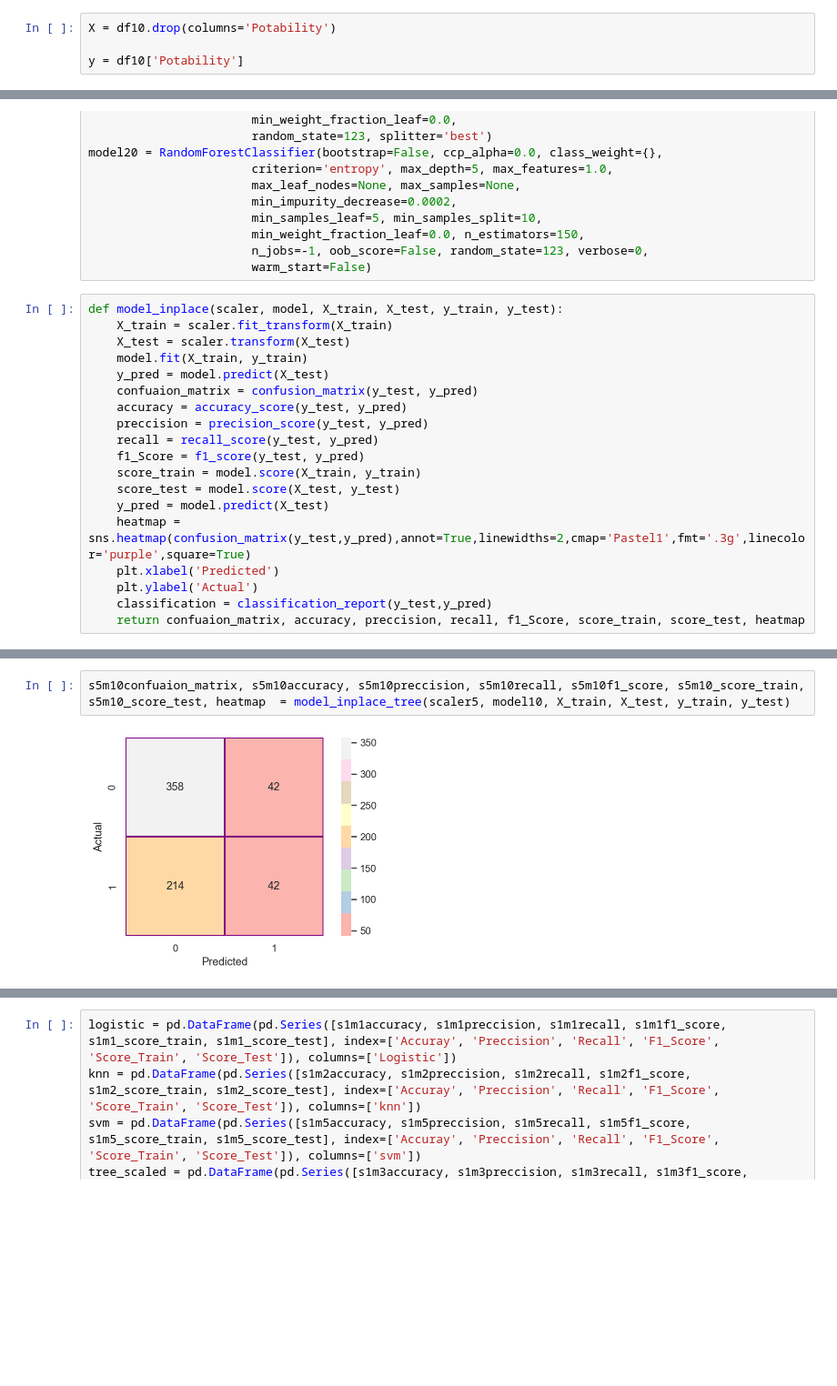
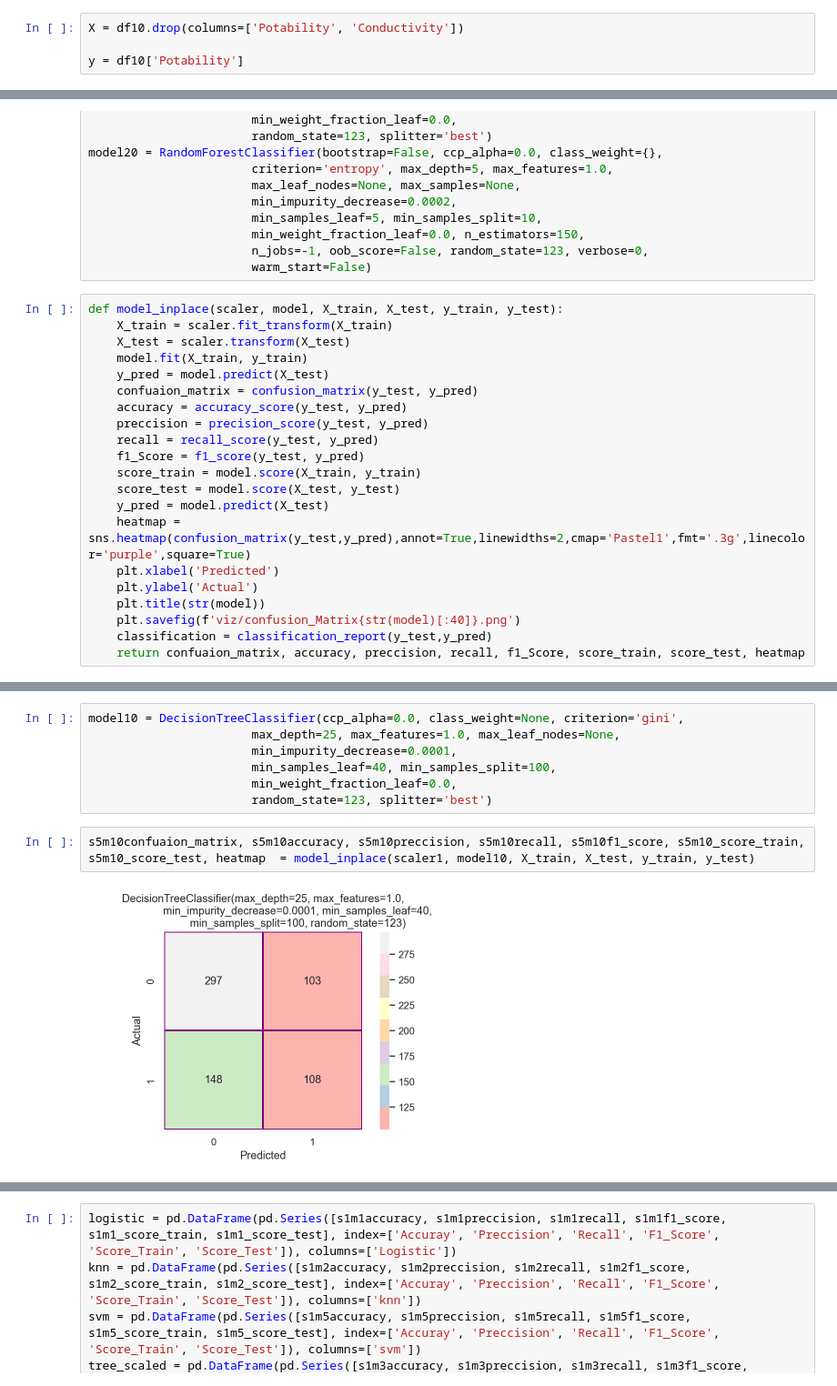
Before and after one commit to isra-st/Water_Potability, a Jupyter notebook: Water_Potability.ipynb, the cells around one changed output, grey strips where cells are left out. Shown at 91% size. Drawn from its saved outputs; the diff is of its cells as text; blank space fills up the shorter version.

```diff
--- a/Water_Potability.ipynb
+++ b/Water_Potability.ipynb
@@ -250,7 +250,7 @@ dtype: int64
 # %% [markdown]
 ## Feature Egineenring
 # %%
-X = df10.drop(columns='Potability')
+X = df10.drop(columns=['Potability', 'Conductivity'])
 
 y = df10['Potability']
 # %%
@@ -390,5 +392,7 @@ def model_inplace(scaler, model, X_train, X_test, y_train, y_test):
     heatmap = sns.heatmap(confusion_matrix(y_test,y_pred),annot=True,linewidths=2,cmap='Pastel1',fmt='.3g',linecolor='purple',square=True)
     plt.xlabel('Predicted')
     plt.ylabel('Actual')
+    plt.title(str(model))
+    plt.savefig(f'viz/confusion_Matrix{str(model)[:40]}.png')
     classification = classification_report(y_test,y_pred)
     return confuaion_matrix, accuracy, preccision, recall, f1_Score, score_train, score_test, heatmap
@@ -619,7 +623,14 @@ Score_test 0.6509146341463414
+# %%
+model10 = DecisionTreeClassifier(ccp_alpha=0.0, class_weight=None, criterion='gini',
+                       max_depth=25, max_features=1.0, max_leaf_nodes=None,
+                       min_impurity_decrease=0.0001,
+                       min_samples_leaf=40, min_samples_split=100,
+                       min_weight_fraction_leaf=0.0,
+                       random_state=123, splitter='best')
 # %%
-s5m10confuaion_matrix, s5m10accuracy, s5m10preccision, s5m10recall, s5m10f1_score, s5m10_score_train, s5m10_score_test, heatmap  = model_inplace_tree(scaler5, model10, X_train, X_test, y_train, y_test)
+s5m10confuaion_matrix, s5m10accuracy, s5m10preccision, s5m10recall, s5m10f1_score, s5m10_score_train, s5m10_score_test, heatmap  = model_inplace(scaler1, model10, X_train, X_test, y_train, y_test)
 # %% [output]
-[figure, old version]
+[figure, new version]
 # %%
 print(f'Confusion Matrix S1M3 \n {s5m10confuaion_matrix}')
 print(f'Accuracy S1M3 {s5m10accuracy} \n')
```
Also changed, not shown: parts of 66 cells of this notebook, 10 other files.
